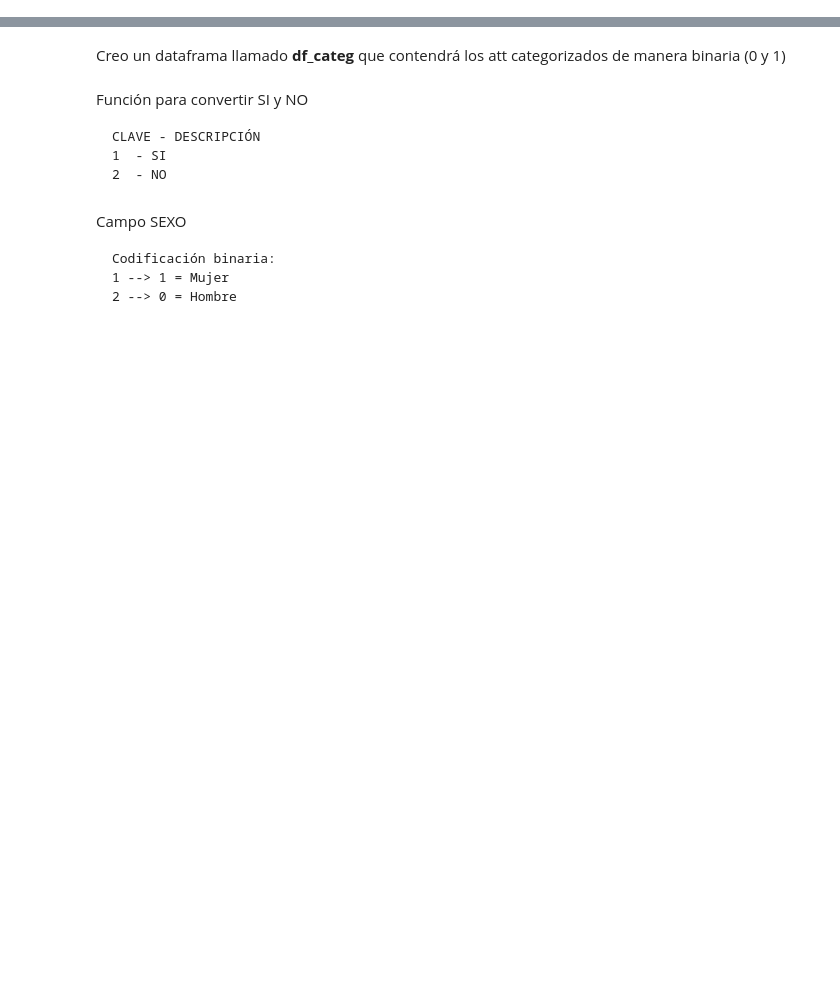
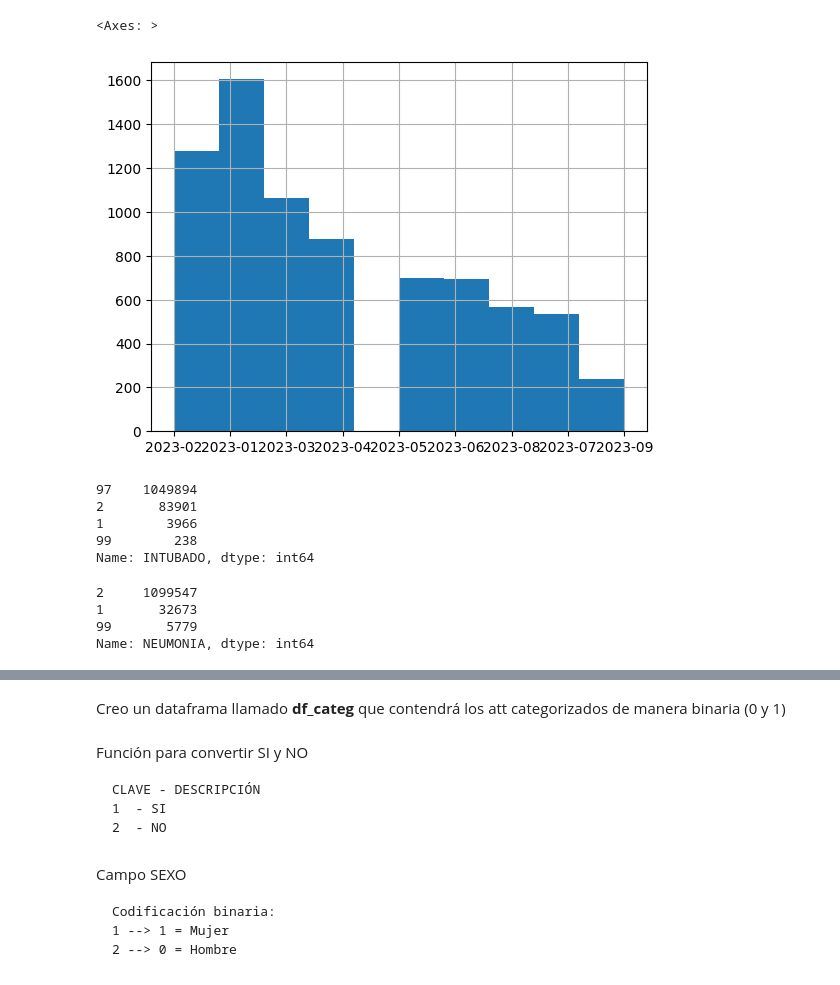
Before and after one commit to Jorgedavid91/ml_project, a Jupyter notebook: ML_Proyecto_Final.ipynb, the cells around one changed output, grey strips where cells are left out. Drawn from its saved outputs; the diff is of its cells as text; code cells hidden in the pictures; blank space fills up the shorter version.

```diff
--- a/ML_Proyecto_Final.ipynb
+++ b/ML_Proyecto_Final.ipynb
@@ -58,0 +243,22 @@ df3 = pd.merge(
+# %%
+fecha_a_exluir = '9999-99-99'
+df_filtrado = df[df['FECHA_DEF'] != fecha_a_exluir]
+df_filtrado['FECHA_DEF'].str[:7].hist()
+# %% [output]
+<Axes: >
+[figure, added]
+# %%
+df['INTUBADO'].value_counts()
+# %% [output]
+97    1049894
+2       83901
+1        3966
+99        238
+Name: INTUBADO, dtype: int64
+# %%
+df['NEUMONIA'].value_counts()
+# %% [output]
+2     1099547
+1       32673
+99       5779
+Name: NEUMONIA, dtype: int64
```
Also changed, not shown: parts of 130 cells of this notebook.
